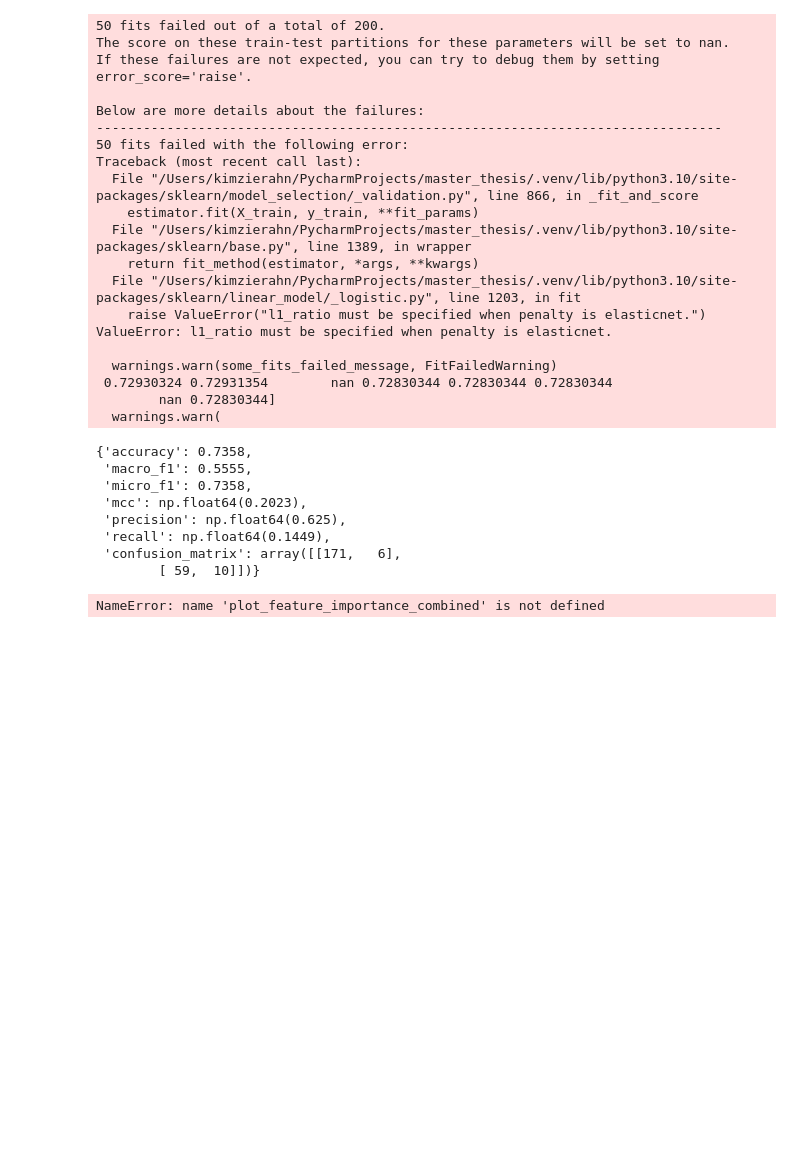
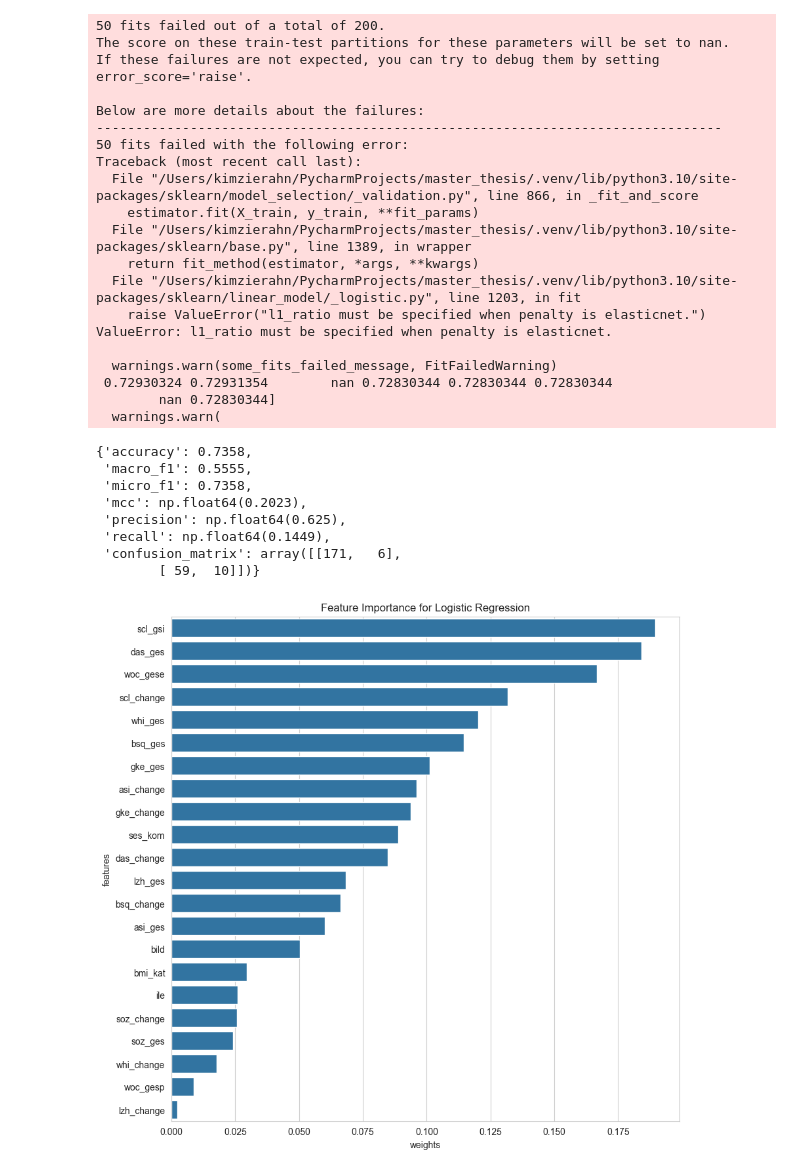
Before and after one commit to kimmizi/master_thesis, a Jupyter notebook: exp/02_ML_Logistic_Regression.ipynb, the cells around one changed output. Cells and saved outputs as stored; diff of their text form; code cells hidden in the pictures; blank space fills up the shorter version.

```diff
--- a/exp/02_ML_Logistic_Regression.ipynb
+++ b/exp/02_ML_Logistic_Regression.ipynb
@@ -40,48 +40,6 @@ Logistic Regression
  X_test shape:  (246, 22) 0.2
  y_train shape:  (983,) 0.8
  y_test shape:  (246,) 0.2
-# %%
-def sklearn_log_regression(x_test_log, x_train_log, y_train_log, y_test_log):
-    """Computes OLS weights for linear regression without regularization using the sklearn library on the training set and
-       returns weights, testset predictions and metrics.
-    """
-
-    # linear regression model
-    model = linear_model.LogisticRegression(fit_intercept = True, max_iter = 10000, penalty = None)
-
-    # fitting it on the training data
-    model.fit(x_train_log, y_train_log)
-
-    # 1: ESTIMATING WEIGHTS
-    weights_log = model.coef_
-    features_log = model.feature_names_in_
-
-    # 2: COMPUTE TEST SET PREDICTIONS
-    y_pred_log = model.predict(x_test_log)
-
-    # 3: COMPUTE METRICS
-    accuracy_log = model.score(x_test_log, y_test_log)
-    macro_f1_log = recall_score(y_test_log, y_pred_log, average = "macro")
-    micro_f1_log = recall_score(y_test_log, y_pred_log, average = "micro")
-    mcc_log = matthews_corrcoef(y_test_log, y_pred_log)
-
-    # 4: COMPUTE CONFUSION MATRIX
-    cm_log = confusion_matrix(y_test_log, y_pred_log)
-    precision_log = cm_log[1][1] / (cm_log[1][1] + cm_log[0][1])
-    recall_log = cm_log[1][1] / (cm_log[1][1] + cm_log[1][0])
-
-    # store metrics in a dictionary
-    metrics_log = {
-        "accuracy": round(accuracy_log, 4),
-        "macro_f1": round(macro_f1_log, 4),
-        "micro_f1": round(micro_f1_log, 4),
-        "mcc": round(mcc_log, 4),
-        "precision": round(precision_log, 4),
-        "recall": round(recall_log, 4),
-        "confusion_matrix": cm_log
-    }
-
-    return weights_log, y_pred_log, features_log, metrics_log
 # %%
 def sklearn_log_regression(x_test_l, x_train_l, y_train_l, y_test_l):
     """Computes OLS weights for linear regression with lasso regularization using the sklearn library on the training set and
@@ -223,5 +167,6 @@ def plot_feature_importance(weights, features, title):
     plt.title(title)
     plt.show()
 # %%
-# plot_feature_importance(weights_lr, features_lr, "Feature Importance for Logistic Regression")
-# plot_feature_importance(weights_lasso, features_lasso, "Feature Importance for Lasso Logistic Regression")
+plot_feature_importance(weights_lr, features_lr, "Feature Importance for Logistic Regression")
+# %% [output]
+[figure, added]
@@ -251,4 +172,0 @@ def plot_feature_importance(weights, features, title):
-# %%
-plot_feature_importance_combined(weights_lr, features_lr, weights_lasso, features_lasso)
-# %% [output]
-NameError: name 'plot_feature_importance_combined' is not defined
```
Also changed, not shown: parts of 3 cells of this notebook, 2 other files.
